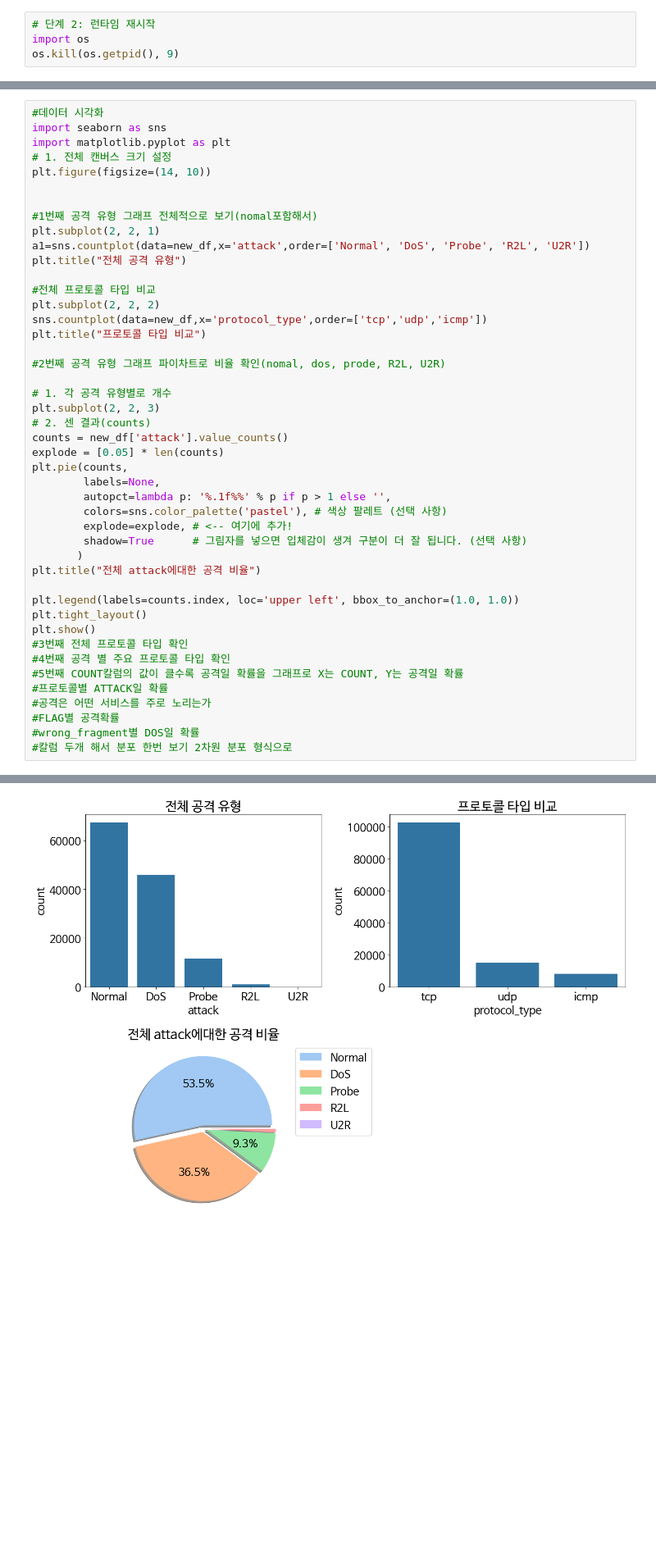
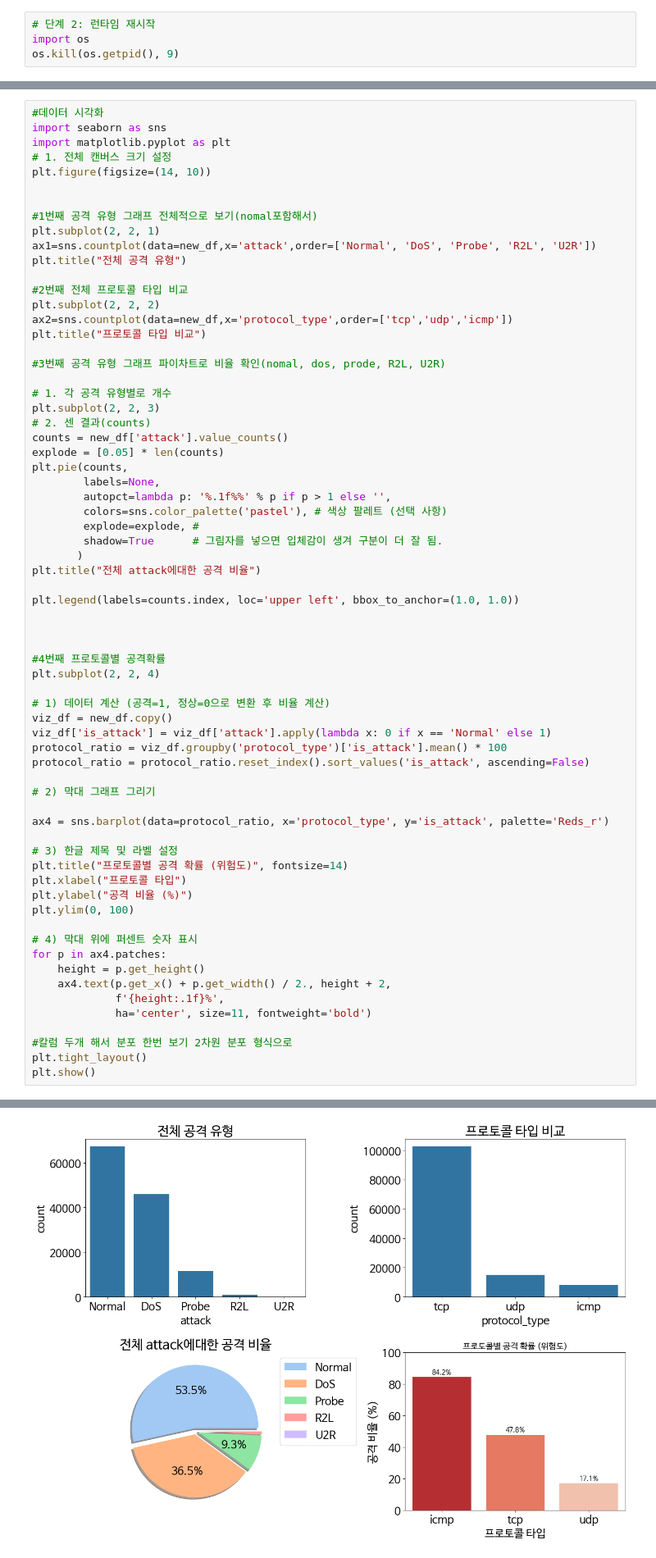
Before and after one commit to Parkgeunryeong/BigDataProject2025, a Jupyter notebook: bigdatapro.ipynb, the cells around one changed output, grey strips where cells are left out. Shown at 82% size. Saved outputs shown, nothing was run; the diff lists cells and outputs as text; blank space fills up the shorter version.

```diff
--- a/bigdatapro.ipynb
+++ b/bigdatapro.ipynb
@@ -274,15 +274,15 @@ plt.figure(figsize=(14, 10))
 
 #1번째 공격 유형 그래프 전체적으로 보기(nomal포함해서)
 plt.subplot(2, 2, 1)
-a1=sns.countplot(data=new_df,x='attack',order=['Normal', 'DoS', 'Probe', 'R2L', 'U2R'])
+ax1=sns.countplot(data=new_df,x='attack',order=['Normal', 'DoS', 'Probe', 'R2L', 'U2R'])
 plt.title("전체 공격 유형")
 
-#전체 프로토콜 타입 비교
+#2번째 전체 프로토콜 타입 비교
 plt.subplot(2, 2, 2)
-sns.countplot(data=new_df,x='protocol_type',order=['tcp','udp','icmp'])
+ax2=sns.countplot(data=new_df,x='protocol_type',order=['tcp','udp','icmp'])
 plt.title("프로토콜 타입 비교")
 
-#2번째 공격 유형 그래프 파이차트로 비율 확인(nomal, dos, prode, R2L, U2R)
+#3번째 공격 유형 그래프 파이차트로 비율 확인(nomal, dos, prode, R2L, U2R)
 
 # 1. 각 공격 유형별로 개수
 plt.subplot(2, 2, 3)
@@ -293,20 +293,42 @@ plt.pie(counts,
         labels=None,
         autopct=lambda p: '%.1f%%' % p if p > 1 else '',
         colors=sns.color_palette('pastel'), # 색상 팔레트 (선택 사항)
-        explode=explode, # <-- 여기에 추가!
-        shadow=True      # 그림자를 넣으면 입체감이 생겨 구분이 더 잘 됩니다. (선택 사항)
+        explode=explode, #
+        shadow=True      # 그림자를 넣으면 입체감이 생겨 구분이 더 잘 됨.
        )
 plt.title("전체 attack에대한 공격 비율")
 
 plt.legend(labels=counts.index, loc='upper left', bbox_to_anchor=(1.0, 1.0))
+
+
+
+#4번째 프로토콜별 공격확률
+plt.subplot(2, 2, 4)
+
+# 1) 데이터 계산 (공격=1, 정상=0으로 변환 후 비율 계산)
+viz_df = new_df.copy()
+viz_df['is_attack'] = viz_df['attack'].apply(lambda x: 0 if x == 'Normal' else 1)
+protocol_ratio = viz_df.groupby('protocol_type')['is_attack'].mean() * 100
+protocol_ratio = protocol_ratio.reset_index().sort_values('is_attack', ascending=False)
+
+# 2) 막대 그래프 그리기
+
+ax4 = sns.barplot(data=protocol_ratio, x='protocol_type', y='is_attack', palette='Reds_r')
+
+# 3) 한글 제목 및 라벨 설정
+plt.title("프로토콜별 공격 확률 (위험도)", fontsize=14)
+plt.xlabel("프로토콜 타입")
+plt.ylabel("공격 비율 (%)")
+plt.ylim(0, 100)
+
+# 4) 막대 위에 퍼센트 숫자 표시
+for p in ax4.patches:
+    height = p.get_height()
+    ax4.text(p.get_x() + p.get_width() / 2., height + 2,
+             f'{height:.1f}%',
+             ha='center', size=11, fontweight='bold')
+
+#칼럼 두개 해서 분포 한번 보기 2차원 분포 형식으로
 plt.tight_layout()
 plt.show()
-#3번째 전체 프로토콜 타입 확인
-#4번째 공격 별 주요 프로토콜 타입 확인
-#5번째 COUNT칼럼의 값이 클수록 공격일 확률을 그래프로 X는 COUNT, Y는 공격일 확률
-#프로토콜별 ATTACK일 확률
-#공격은 어떤 서비스를 주로 노리는가
-#FLAG별 공격확률
-#wrong_fragment별 DOS일 확률
-#칼럼 두개 해서 분포 한번 보기 2차원 분포 형식으로
 # %% [output]
@@ -313 +338 @@ plt.show()
-[figure, old version]
+[figure, new version]
```
Also changed, not shown: parts of 13 cells of this notebook.
